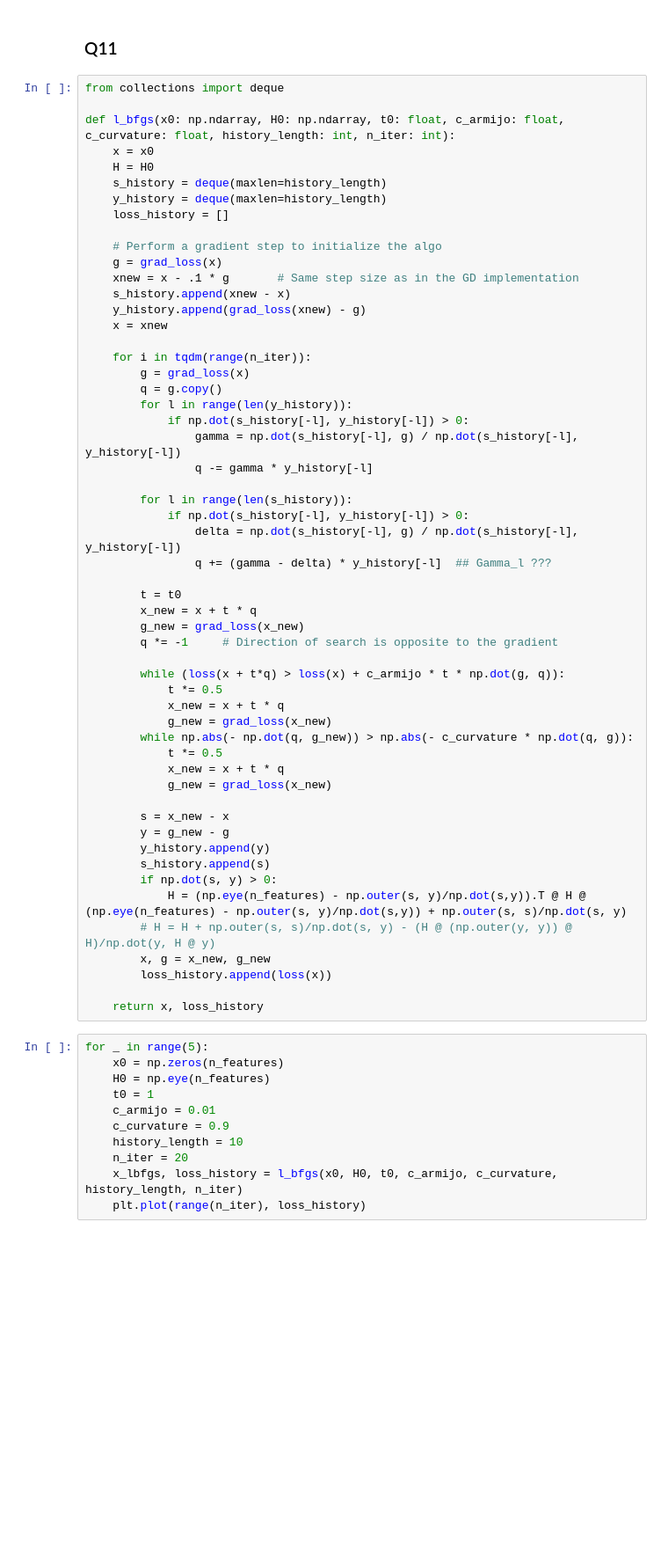
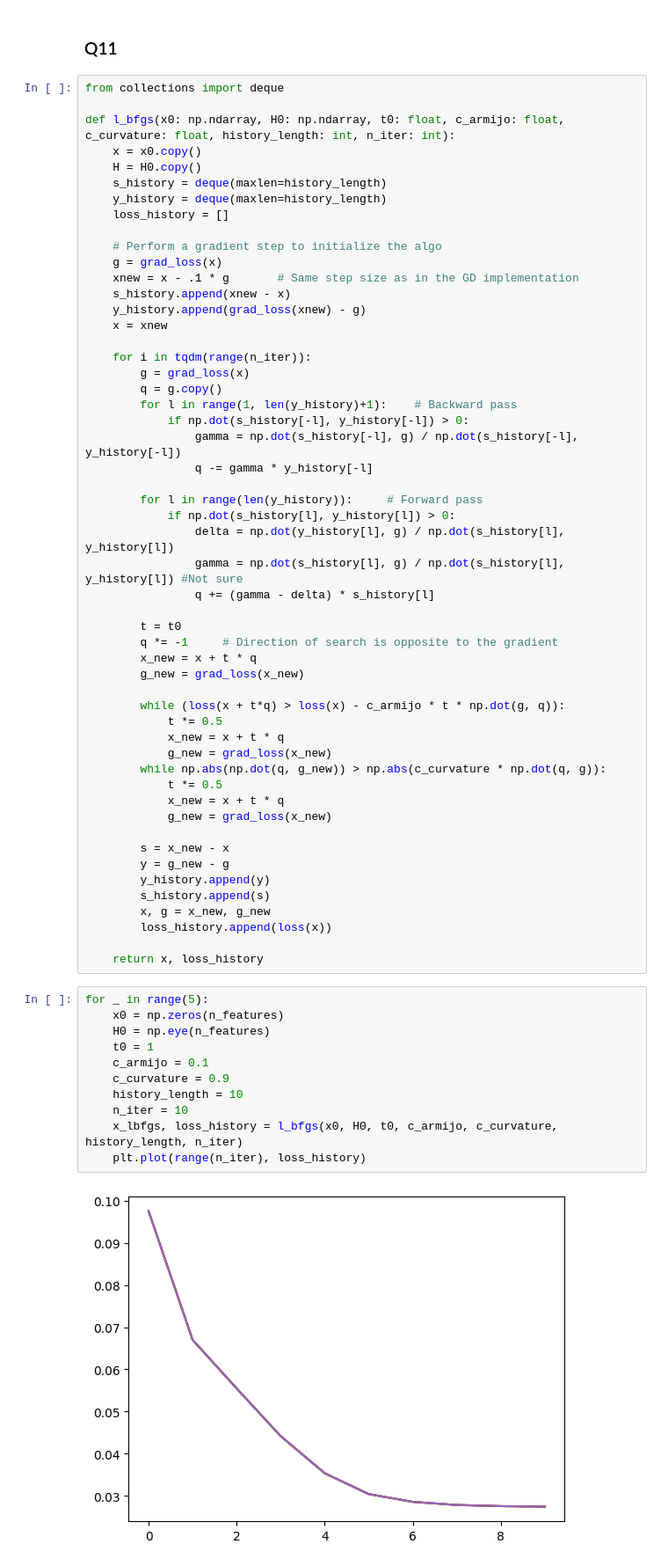
Before and after one commit to matthieuneau/l-bgfs, a Jupyter notebook: tp.ipynb, the cells around one changed output. Shown at 88% size. Drawn from its saved outputs; the diff is of its cells as text; blank space fills up the shorter version.

```diff
--- a/tp.ipynb
+++ b/tp.ipynb
@@ -386,8 +386,8 @@ for _ in range(1):
 from collections import deque
 
 def l_bfgs(x0: np.ndarray, H0: np.ndarray, t0: float, c_armijo: float, c_curvature: float, history_length: int, n_iter: int):
-    x = x0
-    H = H0
+    x = x0.copy()
+    H = H0.copy()
     s_history = deque(maxlen=history_length)
     y_history = deque(maxlen=history_length)
     loss_history = []
@@ -402,26 +402,27 @@ def l_bfgs(x0: np.ndarray, H0: np.ndarray, t0: float, c_armijo: float, c_curvatu
     for i in tqdm(range(n_iter)):
         g = grad_loss(x)
         q = g.copy()
-        for l in range(len(y_history)):
+        for l in range(1, len(y_history)+1):    # Backward pass
             if np.dot(s_history[-l], y_history[-l]) > 0:
                 gamma = np.dot(s_history[-l], g) / np.dot(s_history[-l], y_history[-l])
                 q -= gamma * y_history[-l]
 
-        for l in range(len(s_history)):
-            if np.dot(s_history[-l], y_history[-l]) > 0:
-                delta = np.dot(s_history[-l], g) / np.dot(s_history[-l], y_history[-l])
-                q += (gamma - delta) * y_history[-l]  ## Gamma_l ???
+        for l in range(len(y_history)):     # Forward pass
+            if np.dot(s_history[l], y_history[l]) > 0:
+                delta = np.dot(y_history[l], g) / np.dot(s_history[l], y_history[l])
+                gamma = np.dot(s_history[l], g) / np.dot(s_history[l], y_history[l]) #Not sure
+                q += (gamma - delta) * s_history[l]
 
         t = t0
+        q *= -1     # Direction of search is opposite to the gradient
         x_new = x + t * q
         g_new = grad_loss(x_new)
-        q *= -1     # Direction of search is opposite to the gradient
 
-        while (loss(x + t*q) > loss(x) + c_armijo * t * np.dot(g, q)):
+        while (loss(x + t*q) > loss(x) - c_armijo * t * np.dot(g, q)):
             t *= 0.5
             x_new = x + t * q
             g_new = grad_loss(x_new)
-        while np.abs(- np.dot(q, g_new)) > np.abs(- c_curvature * np.dot(q, g)):
+        while np.abs(np.dot(q, g_new)) > np.abs(c_curvature * np.dot(q, g)):
             t *= 0.5
             x_new = x + t * q
             g_new = grad_loss(x_new)
@@ -430,9 +431,6 @@ def l_bfgs(x0: np.ndarray, H0: np.ndarray, t0: float, c_armijo: float, c_curvatu
         y = g_new - g
         y_history.append(y)
         s_history.append(s)
-        if np.dot(s, y) > 0:
-            H = (np.eye(n_features) - np.outer(s, y)/np.dot(s,y)).T @ H @ (np.eye(n_features) - np.outer(s, y)/np.dot(s,y)) + np.outer(s, s)/np.dot(s, y)
-        # H = H + np.outer(s, s)/np.dot(s, y) - (H @ (np.outer(y, y)) @ H)/np.dot(y, H @ y)
         x, g = x_new, g_new
         loss_history.append(loss(x))
 
@@ -440,11 +438,13 @@ def l_bfgs(x0: np.ndarray, H0: np.ndarray, t0: float, c_armijo: float, c_curvatu
 # %%
 for _ in range(5):
     x0 = np.zeros(n_features)
     H0 = np.eye(n_features)
     t0 = 1
-    c_armijo = 0.01
+    c_armijo = 0.1
     c_curvature = 0.9
     history_length = 10
-    n_iter = 20
+    n_iter = 10
     x_lbfgs, loss_history = l_bfgs(x0, H0, t0, c_armijo, c_curvature, history_length, n_iter)
     plt.plot(range(n_iter), loss_history)
+# %% [output]
+[figure, added]
```
Also changed, not shown: parts of 10 cells of this notebook.
